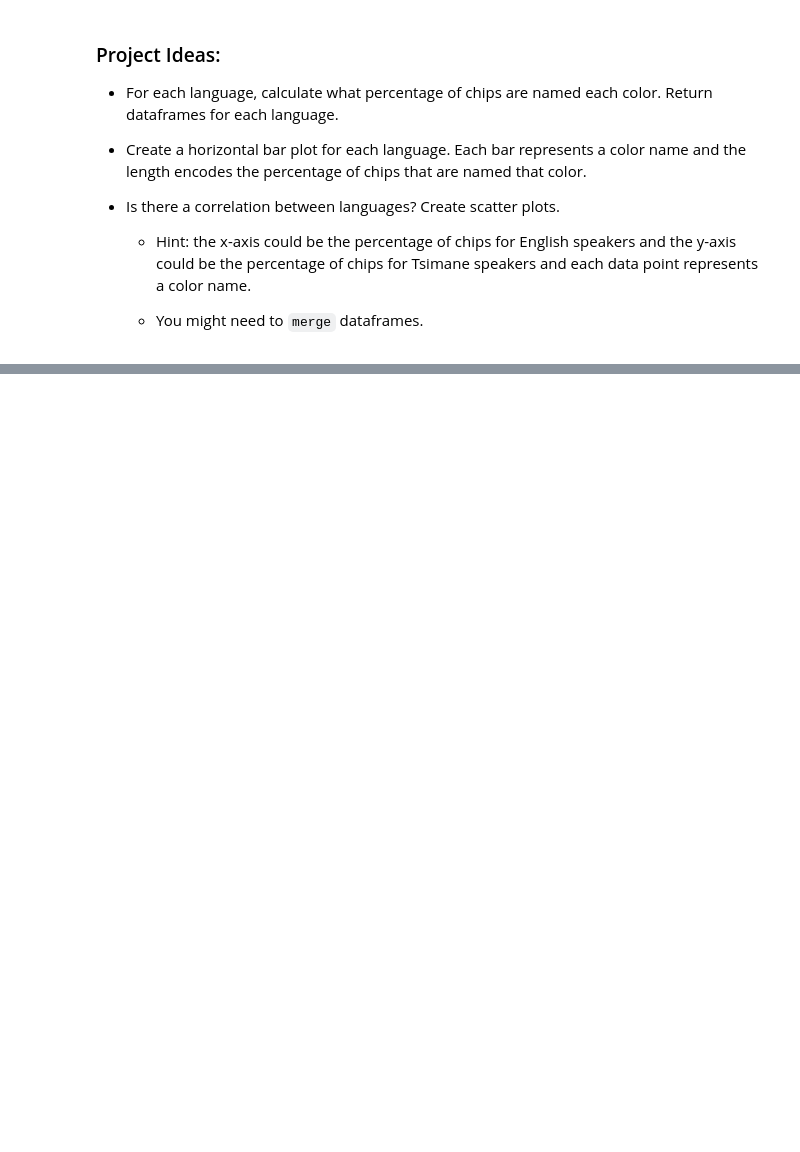
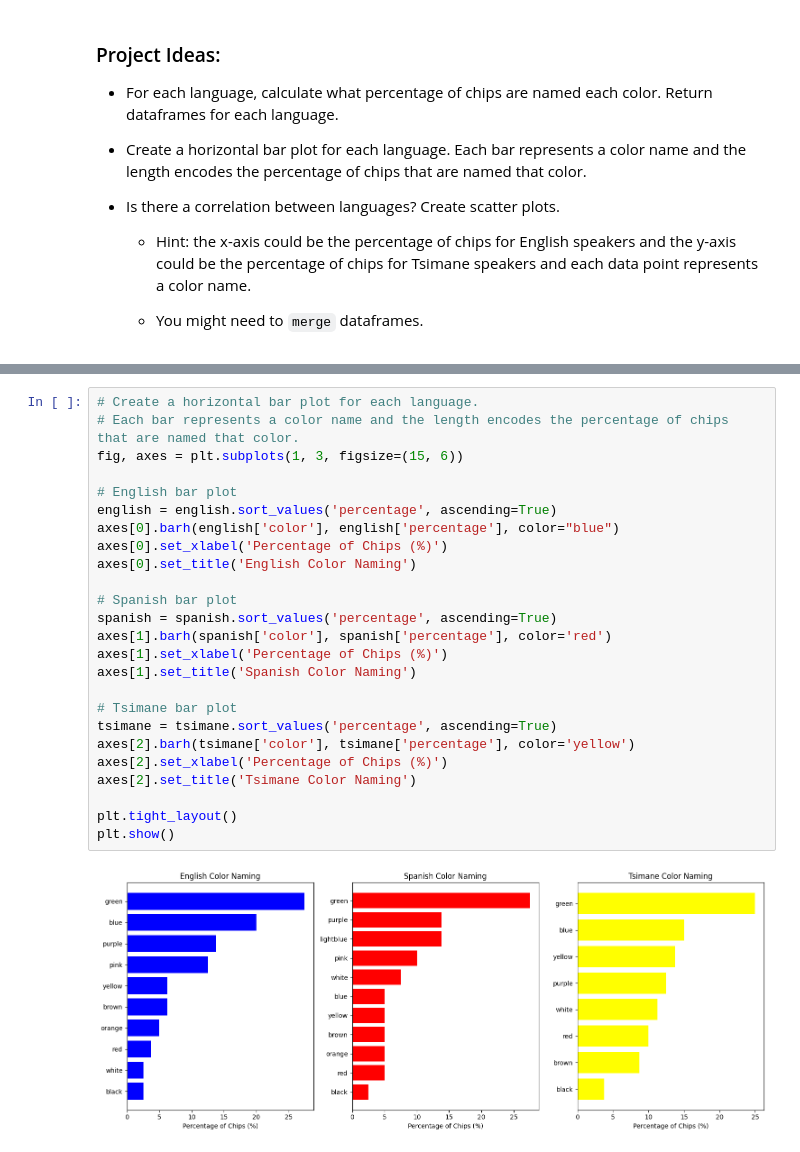
Before and after one commit to nguyuling/DS-Essentials-with-Python, a Jupyter notebook: naming-colors-project/naming-colors.ipynb, the cells around one changed output, grey strips where cells are left out. Saved outputs shown, nothing was run; the diff lists cells and outputs as text; blank space fills up the shorter version.

```diff
--- a/naming-colors-project/naming-colors.ipynb
+++ b/naming-colors-project/naming-colors.ipynb
@@ -67,0 +116,27 @@ plot_colors('english_color')
+# %%
+# Create a horizontal bar plot for each language.
+# Each bar represents a color name and the length encodes the percentage of chips that are named that color.
+fig, axes = plt.subplots(1, 3, figsize=(15, 6))
+
+# English bar plot
+english = english.sort_values('percentage', ascending=True)
+axes[0].barh(english['color'], english['percentage'], color="blue")
+axes[0].set_xlabel('Percentage of Chips (%)')
+axes[0].set_title('English Color Naming')
+
+# Spanish bar plot
+spanish = spanish.sort_values('percentage', ascending=True)
+axes[1].barh(spanish['color'], spanish['percentage'], color='red')
+axes[1].set_xlabel('Percentage of Chips (%)')
+axes[1].set_title('Spanish Color Naming')
+
+# Tsimane bar plot
+tsimane = tsimane.sort_values('percentage', ascending=True)
+axes[2].barh(tsimane['color'], tsimane['percentage'], color='yellow')
+axes[2].set_xlabel('Percentage of Chips (%)')
+axes[2].set_title('Tsimane Color Naming')
+
+plt.tight_layout()
+plt.show()
+# %% [output]
+[figure, added]
```
Also changed, not shown: parts of 5 cells of this notebook.
